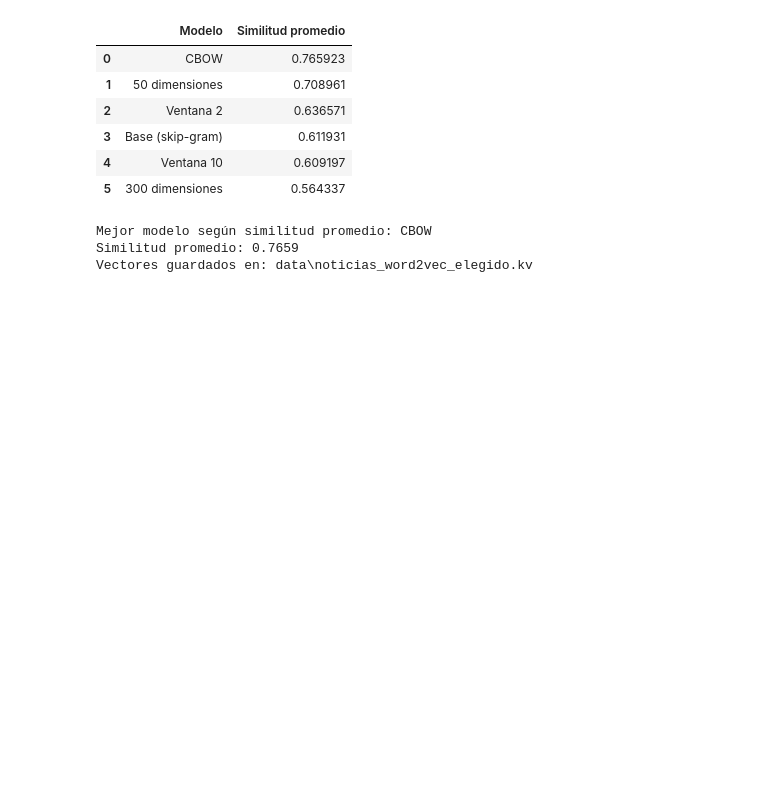
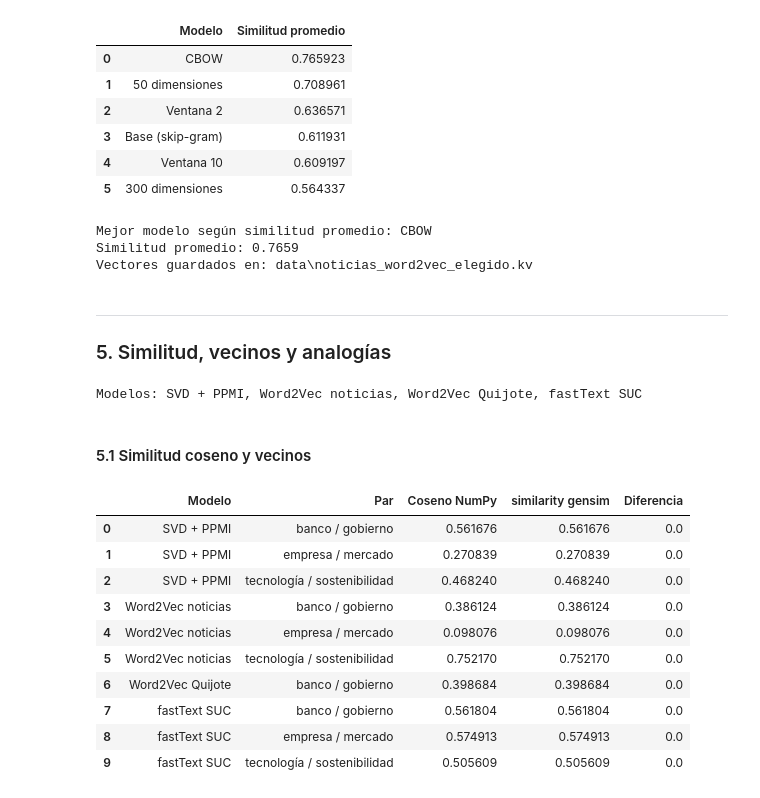
Before and after one commit to Antonio-3108/Natural-Language-Processing, a Jupyter notebook: Laboratorio 8/lab08.ipynb, the cells around one changed output. Drawn from its saved outputs; the diff is of its cells as text; code cells hidden in the pictures; blank space fills up the shorter version.

```diff
--- a/Laboratorio 8/lab08.ipynb
+++ b/Laboratorio 8/lab08.ipynb
@@ -647,3 +648,64 @@ print('Vectores guardados en:', ruta_modelo)
 Mejor modelo según similitud promedio: CBOW
 Similitud promedio: 0.7659
 Vectores guardados en: data\noticias_word2vec_elegido.kv
+# %% [markdown]
+---
+
+### 5. Similitud, vecinos y analogías
+# %%
+modelos_5 = {
+    'SVD + PPMI': kv_svd,
+    'Word2Vec noticias': modelo_elegido.wv,
+    'Word2Vec Quijote': modelo_quijote.wv,
+    'fastText SUC': suc,
+}
+
+print('Modelos:', ', '.join(modelos_5.keys()))
+# %% [output]
+Modelos: SVD + PPMI, Word2Vec noticias, Word2Vec Quijote, fastText SUC
+# %% [markdown]
+#### 5.1 Similitud coseno y vecinos
+# %%
+def coseno(u, v):
+    u = np.asarray(u, dtype=np.float64)
+    v = np.asarray(v, dtype=np.float64)
+    norma_u = np.linalg.norm(u)
+    norma_v = np.linalg.norm(v)
+    if norma_u == 0 or norma_v == 0:
+        return np.nan
+    return float(np.dot(u, v) / (norma_u * norma_v))
+
+pares_verificacion = [
+    ('banco', 'gobierno'),
+    ('empresa', 'mercado'),
+    ('tecnología', 'sostenibilidad'),
+]
+
+filas = []
+for nombre, kv in modelos_5.items():
+    for a, b in pares_verificacion:
+        if a in kv.key_to_index and b in kv.key_to_index:
+            propio = coseno(kv[a], kv[b])
+            gensim = float(kv.similarity(a, b))
+            filas.append({
+                'Modelo': nombre,
+                'Par': f'{a} / {b}',
+                'Coseno NumPy': propio,
+                'similarity gensim': gensim,
+                'Diferencia': abs(propio - gensim),
+            })
+
+tabla_coseno = pd.DataFrame(filas)
+display(tabla_coseno.round(6))
+# %% [output]
+|  | Modelo | Par | Coseno NumPy | similarity gensim | Diferencia |
+| 0 | SVD + PPMI | banco / gobierno | 0.561676 | 0.561676 | 0.0 |
+| 1 | SVD + PPMI | empresa / mercado | 0.270839 | 0.270839 | 0.0 |
+| 2 | SVD + PPMI | tecnología / sostenibilidad | 0.468240 | 0.468240 | 0.0 |
+| 3 | Word2Vec noticias | banco / gobierno | 0.386124 | 0.386124 | 0.0 |
+| 4 | Word2Vec noticias | empresa / mercado | 0.098076 | 0.098076 | 0.0 |
+| 5 | Word2Vec noticias | tecnología / sostenibilidad | 0.752170 | 0.752170 | 0.0 |
+| 6 | Word2Vec Quijote | banco / gobierno | 0.398684 | 0.398684 | 0.0 |
+| 7 | fastText SUC | banco / gobierno | 0.561804 | 0.561804 | 0.0 |
+| 8 | fastText SUC | empresa / mercado | 0.574913 | 0.574913 | 0.0 |
+| 9 | fastText SUC | tecnología / sostenibilidad | 0.505609 | 0.505609 | 0.0 |
```
Also changed, not shown: parts of 13 cells of this notebook, 2 other files.
